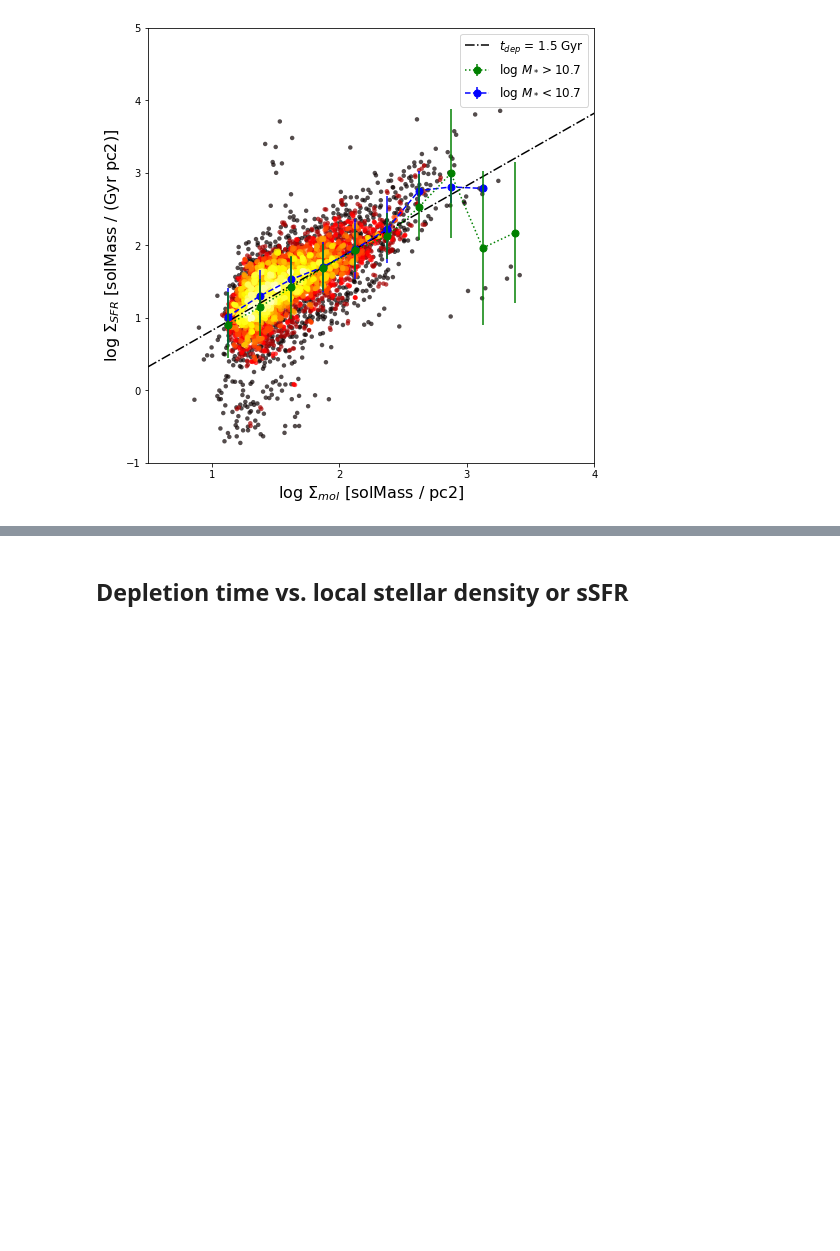
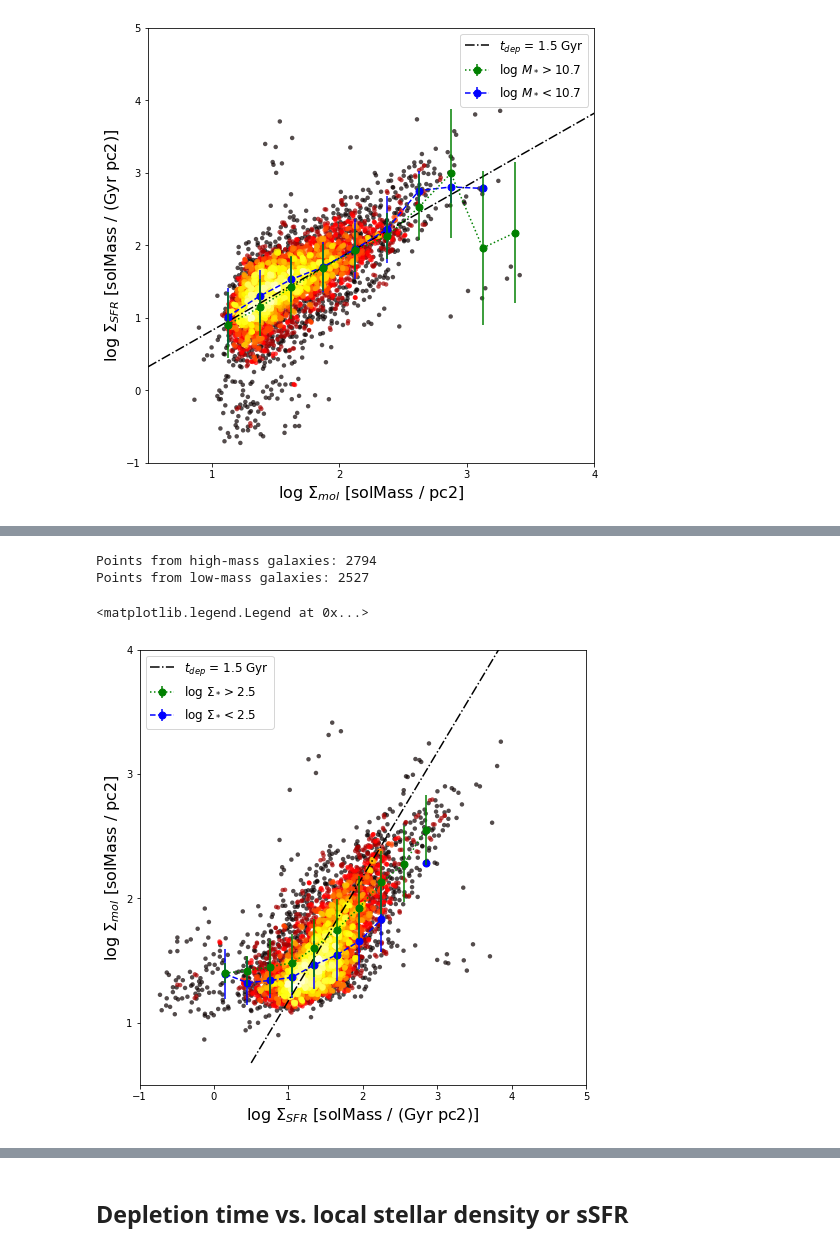
Before and after one commit to tonywong94/edge_pydb, a Jupyter notebook: demo_notebk/SFLaw-edge.ipynb, the cells around one changed output, grey strips where cells are left out. Saved outputs shown, nothing was run; the diff lists cells and outputs as text; code cells hidden in the pictures; blank space fills up the shorter version.

```diff
--- a/demo_notebk/SFLaw-edge.ipynb
+++ b/demo_notebk/SFLaw-edge.ipynb
@@ -239,0 +284,39 @@ Points from low-mass galaxies: 2283
+# %%
+fig, ax = plt.subplots(figsize=(8,8))
+xlims=[0.5, 4]
+x_det, y_det, z_det, *hist = xy2hist(sfe_det['sigsfr'][valid],
+                                     sfe_det['sigmol'][valid], log=True)
+ax.scatter(x_det, y_det, c=z_det, s=20, cmap='hot', alpha=0.7)
+
+valid = (sfe_det['sigmol'] > 0) & (sfe_det['sigsfr'] > 0)
+himass = valid & (sfe_det['sigstar'] > 10**2.5)
+print('Points from high-mass galaxies:',len(np.nonzero(himass)[0]))
+lomass = valid & (sfe_det['sigstar'] < 10**2.5)
+print('Points from low-mass galaxies:',len(np.nonzero(lomass)[0]))
+
+xhi_bin, yhi_bin, yhi_err = xy2binned(sfe_det['sigsfr'][himass],
+                                      sfe_det['sigmol'][himass], bins=10, range=[0,3])
+ax.errorbar(xhi_bin, yhi_bin, yerr=yhi_err, zorder=3,
+            color='green', marker='o', ms=7, ls=':', label='log $\Sigma_*>2.5$')
+xlo_bin, ylo_bin, ylo_err = xy2binned(sfe_det['sigsfr'][lomass],
+                                      sfe_det['sigmol'][lomass], bins=10, range=[0,3])
+ax.errorbar(xlo_bin, ylo_bin, yerr=ylo_err, zorder=2,
+            color='blue', marker='o', ms=7, ls='--', label='log $\Sigma_*<2.5$')
+
+# 1.5 Gyr depletion time
+xmod = np.linspace(xlims[0], xlims[1], num=10)
+ymod = xmod + np.log10(1.5)
+ax.plot(xmod, ymod, ls='-.', color='k', label='$t_{dep}$ = 1.5 Gyr')
+
+ax.set_ylabel(r'log $\Sigma_{mol}$ ['+str(sfe_det['sigmol'].unit)+']',fontsize=16)
+ax.set_xlabel(r'log $\Sigma_{SFR}$ ['+str(sfe_det['sigsfr'].unit)+']',fontsize=16)
+ax.set_ylim(xlims)
+ax.set_xlim(-1,5)
+ax.xaxis.set_major_locator(MultipleLocator(1))
+ax.yaxis.set_major_locator(MultipleLocator(1))
+plt.legend(fontsize='large')
+# %% [output]
+Points from high-mass galaxies: 2794
+Points from low-mass galaxies: 2527
+<matplotlib.legend.Legend at 0x...>
+[figure, added]
```
Also changed, not shown: parts of 11 cells of this notebook, 8 other files.
